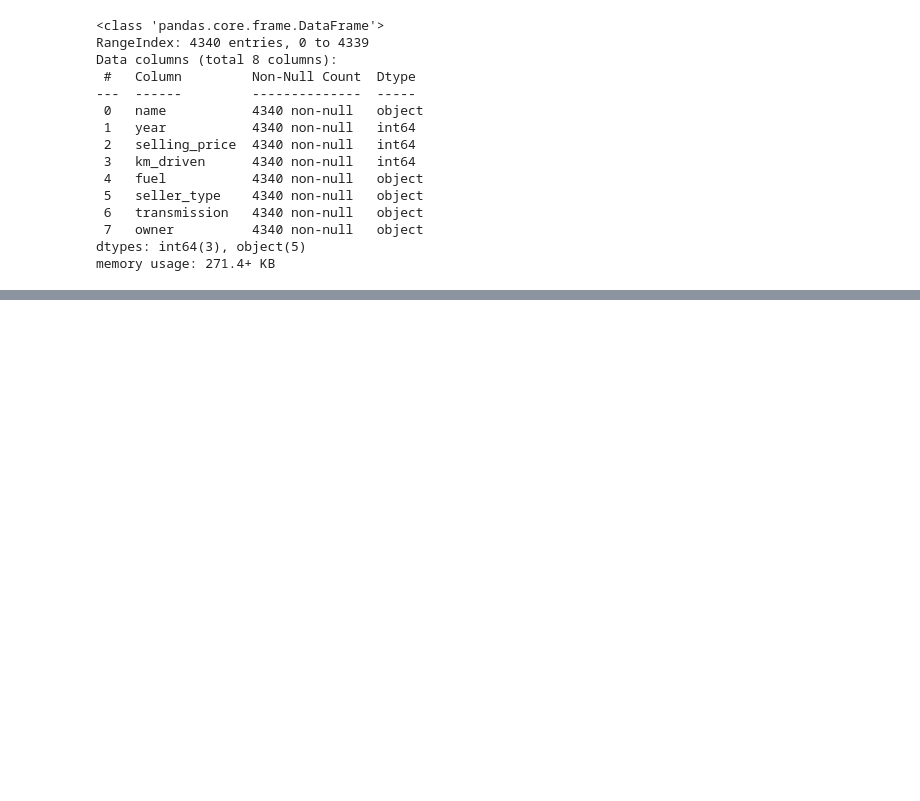
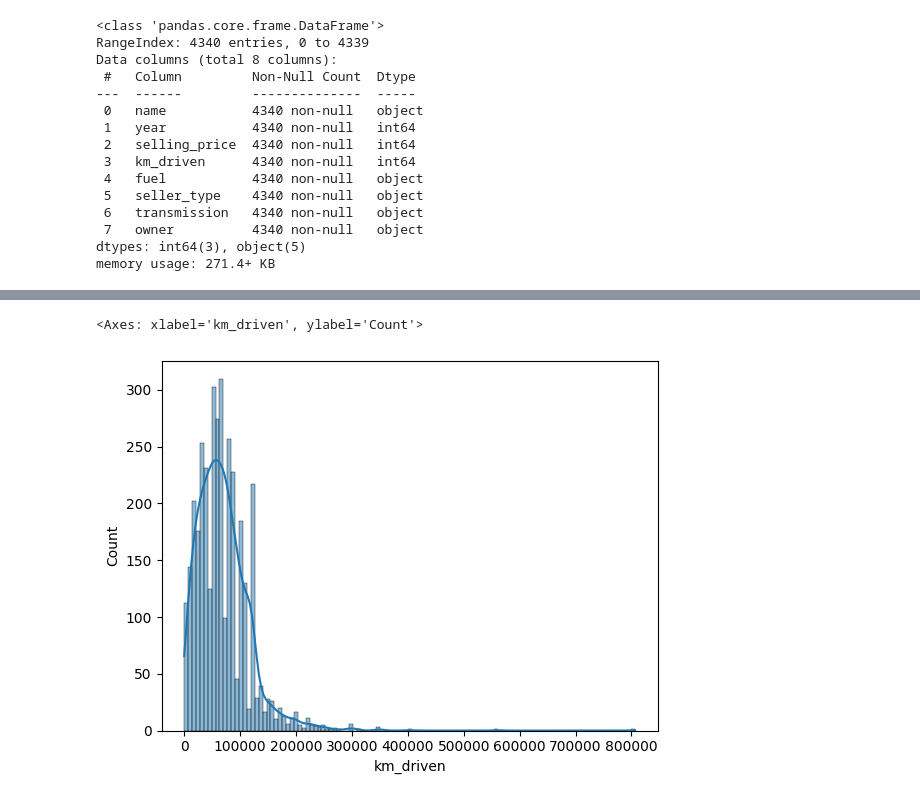
Before and after one commit to sanjaysk17/AdaBoost-Project, a Jupyter notebook: ttask.ipynb, the cells around one changed output, grey strips where cells are left out. Drawn from its saved outputs; the diff is of its cells as text; code cells hidden in the pictures; blank space fills up the shorter version.

```diff
--- a/ttask.ipynb
+++ b/ttask.ipynb
@@ -41,0 +101,2 @@ memory usage: 271.4+ KB
+# %%
+df.drop_duplicates(inplace=True)
@@ -41,0 +123,5 @@ memory usage: 271.4+ KB
+# %%
+sns.histplot(df['km_driven'],kde=True)
+# %% [output]
+<Axes: xlabel='km_driven', ylabel='Count'>
+[figure, added]
```
Also changed, not shown: parts of 16 cells of this notebook, 1 other file.
